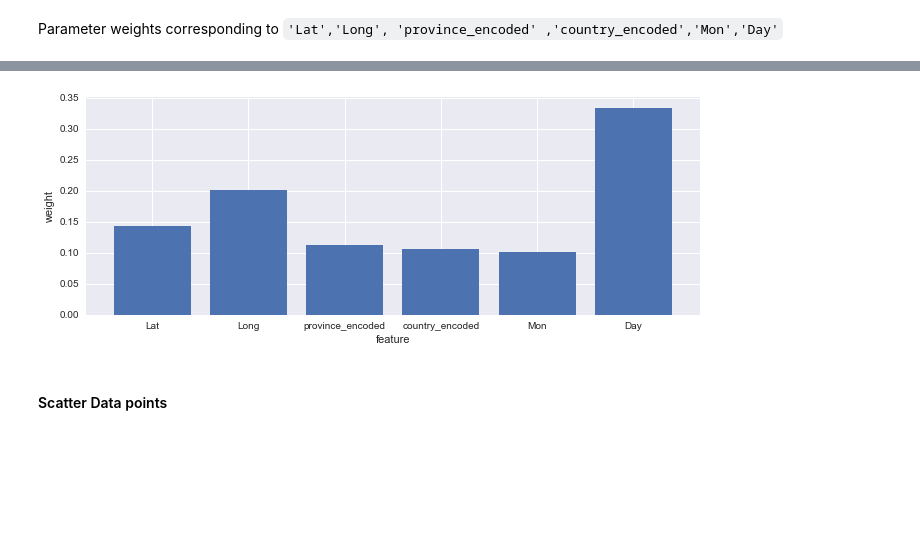
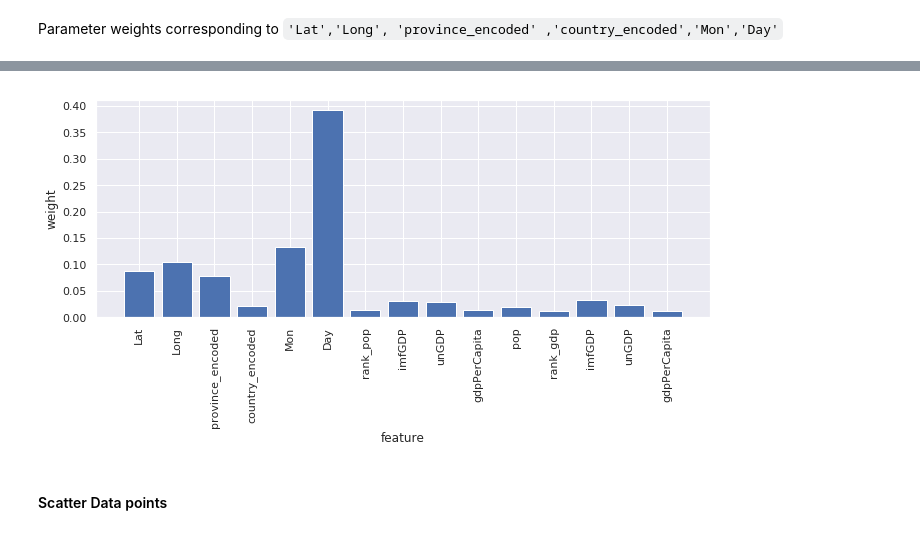
Before and after one commit to silenceliang/COVID19-analysis, a Jupyter notebook: First_week_prediction.ipynb, the cells around one changed output, grey strips where cells are left out. Saved outputs shown, nothing was run; the diff lists cells and outputs as text; code cells hidden in the pictures; blank space fills up the shorter version.

```diff
--- a/First_week_prediction.ipynb
+++ b/First_week_prediction.ipynb
@@ -192,3 +322,5 @@ train['Day'] = train['Date'].apply(lambda x: int(x.split('-')[2]))
+# %%
+train = train.fillna(0)
 # %% [markdown]
 Which country has `nan` coordinate ?
 # %%
@@ -198,5 +330,5 @@ array(['Aruba'], dtype=object)
 # %% [markdown]
 Find out coordinate in Aruba from extra information
 # %%
-train.loc[:,'Lat'][train['Country/Region']=='Aruba'] = -69.9683
-train.loc[:,'Long'][train['Country/Region']=='Aruba'] = 12.5211
+# train.loc[:,'Lat'][train['Country/Region']=='Aruba'] = -69.9683
+# train.loc[:,'Long'][train['Country/Region']=='Aruba'] = 12.5211
@@ -211,7 +335,7 @@ See the caveats in the documentation: https://pandas.pydata.org/pandas-docs/stab
 # %% [markdown]
 ### Generate the numeric input for training
 # %%
-numeric_features_X = ['Lat','Long', 'province_encoded' ,'country_encoded','Mon','Day']
+numeric_features_X = ['Lat','Long', 'province_encoded' ,'country_encoded','Mon','Day'] + population2020_numeric_list + gdp2020_numeric_list
 numeric_features_Y = ['ConfirmedCases', 'Fatalities']
 train_numeric_X = train[numeric_features_X]
 train_numeric_Y = train[numeric_features_Y]
@@ -337,7 +485,7 @@ df.to_csv('output/SVR_submission.csv', index=False)
 # %%
 from sklearn.ensemble import RandomForestClassifier
 # %%
-clf = RandomForestClassifier(n_estimators=110,n_jobs=4)
+clf = RandomForestClassifier(n_estimators=50,n_jobs=4)
 clf.fit(train_numeric_X, train_numeric_Y)
 # %% [output]
 RandomForestClassifier(bootstrap=True, ccp_alpha=0.0, class_weight=None,
@@ -459,10 +624,11 @@ array([0.1437115 , 0.20173028, 0.11246254, 0.10627079, 0.1020084 ,
 # %%
 plt.bar(range(len(numeric_features_X)), clf.feature_importances_, tick_label=numeric_features_X)
 plt.xlabel('feature')
 plt.ylabel('weight')
+plt.xticks(rotation=90)
 plt.show()
 # %% [output]
-[figure, old version]
+[figure, new version]
 # %% [markdown]
 #### Scatter Data points
 # %%
```
Also changed, not shown: parts of 71 cells of this notebook.
